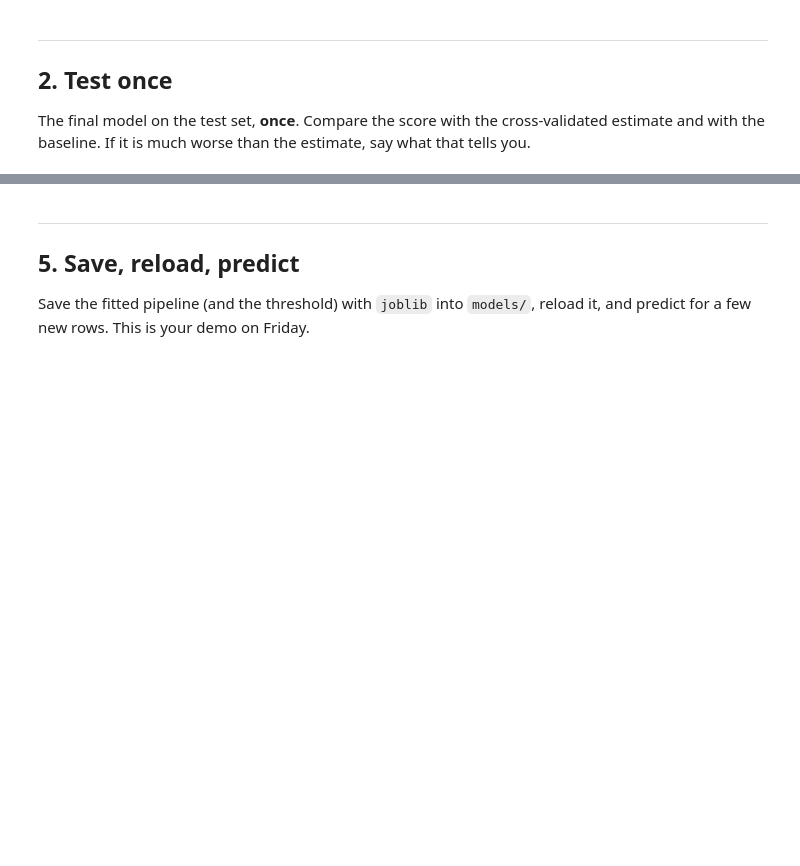
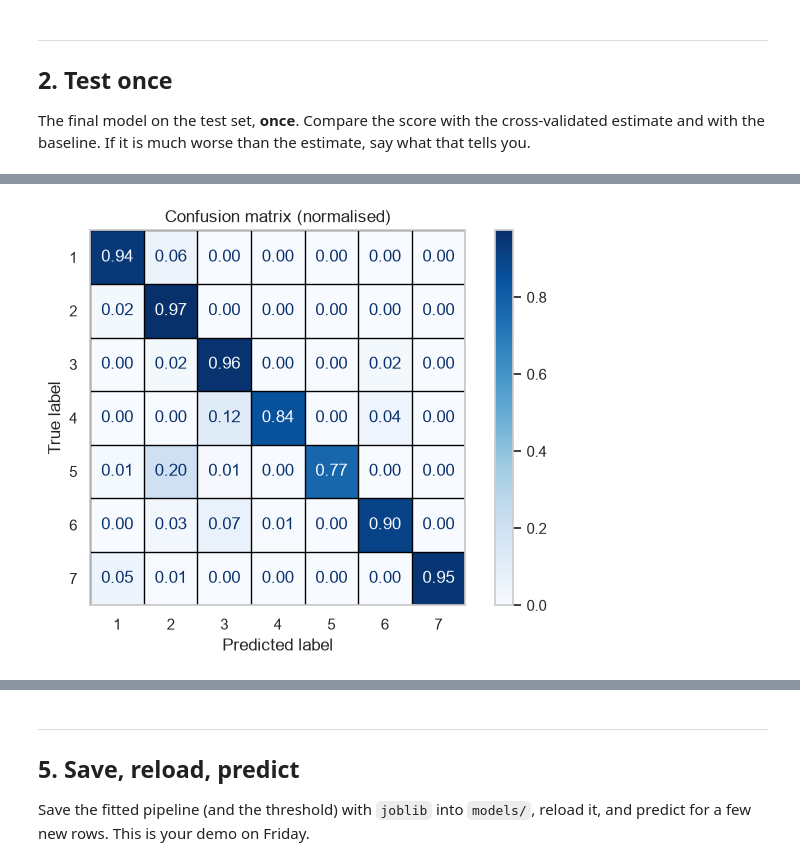
Before and after one commit to zoedoucet/project-2-machine-learning, a Jupyter notebook: notebooks/03_evaluation_and_interpretation.ipynb, the cells around one changed output, grey strips where cells are left out. Drawn from its saved outputs; the diff is of its cells as text; code cells hidden in the pictures; blank space fills up the shorter version.

```diff
--- a/notebooks/03_evaluation_and_interpretation.ipynb
+++ b/notebooks/03_evaluation_and_interpretation.ipynb
@@ -102,0 +195,17 @@ Classification: the confusion matrix and the per-class results, at your chosen t
+# %%
+# Confusion matrix normalised
+disp = ConfusionMatrixDisplay.from_predictions(y_test, y_pred, xticks_rotation="horizontal", cmap="Blues", normalize= "true", values_format=".2f")
+
+ax = disp.ax_
+n = len(disp.display_labels)
+ax.grid(False, which="both")
+ax.set_title("Confusion matrix (normalised)")
+ax.set_xticks(np.arange(n + 1) - 0.5, minor=True)
+ax.set_yticks(np.arange(n + 1) - 0.5, minor=True)
+ax.grid(which="minor", color="black", linestyle="-", linewidth=1)
+ax.tick_params(which="minor", bottom=False, left=False)
+
+plt.tight_layout()
+plt.show()
+# %% [output]
+[figure, added]
```
Also changed, not shown: parts of 22 cells of this notebook.
